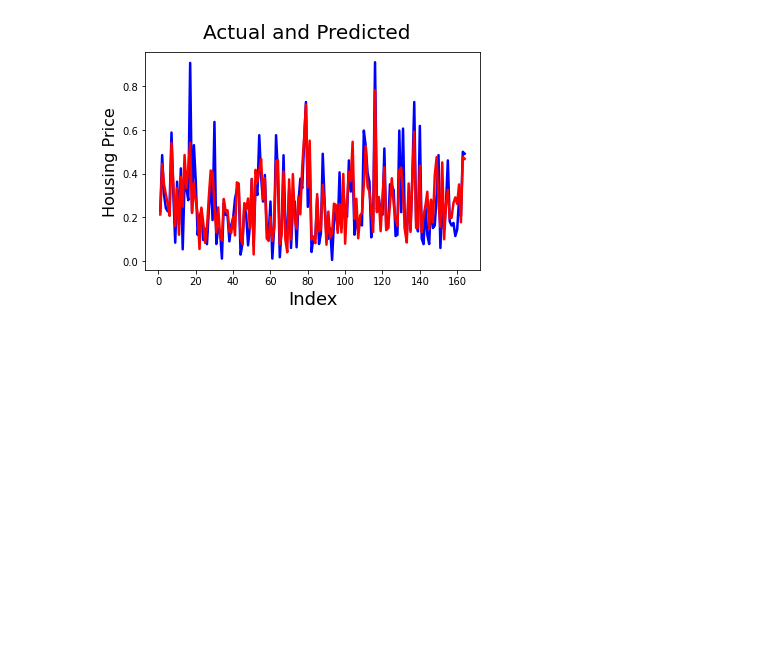
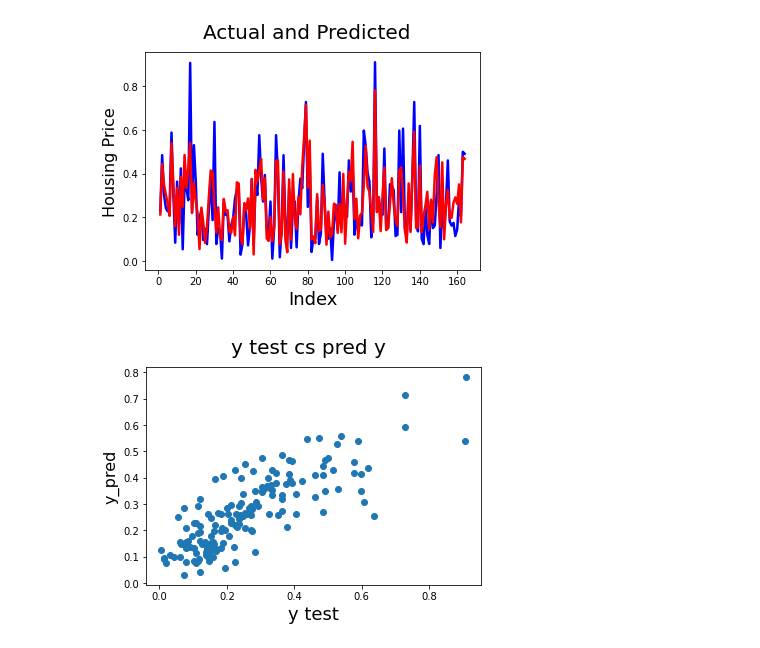
Before and after one commit to Mgrdich/machine_learning_playground, a Jupyter notebook: multiple_linear_regression2.ipynb, the cells around one changed output. Drawn from its saved outputs; the diff is of its cells as text; code cells hidden in the pictures; blank space fills up the shorter version.

```diff
--- a/multiple_linear_regression2.ipynb
+++ b/multiple_linear_regression2.ipynb
@@ -471,3 +471,12 @@ plt.ylabel('Housing Price',fontsize=16)
 plt.show()
 # %% [output]
 [figure]
+# %%
+fig = plt.figure()
+plt.scatter(y_test,y_pred_m6)
+fig.suptitle('y test cs pred y',fontsize=20)
+plt.xlabel('y test',fontsize=18)
+plt.ylabel('y_pred',fontsize=16)
+plt.show()
+# %% [output]
+[figure, added]
```
Also changed, not shown: parts of 3 cells of this notebook.
